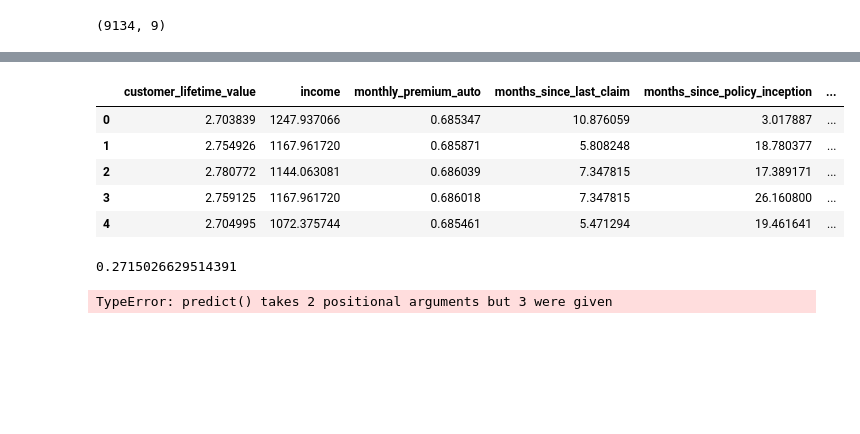
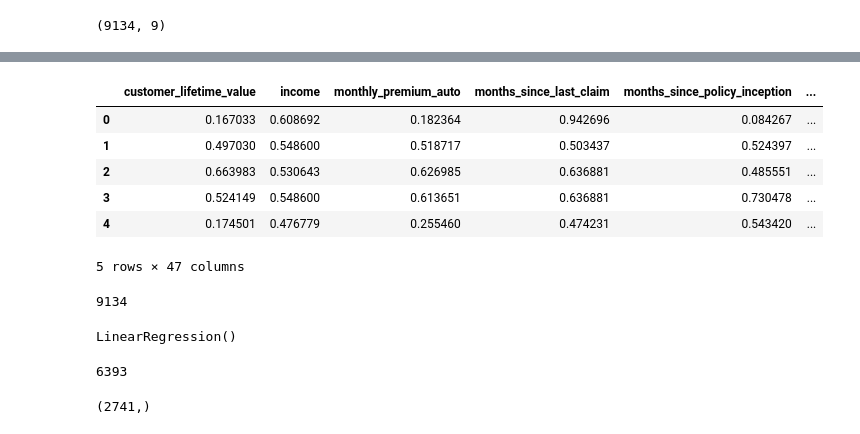
Before and after one commit to ABakos21/lab-customer-analysis-round-6, a Jupyter notebook: Lab6.ipynb, the cells around one changed output, grey strips where cells are left out. Saved outputs shown, nothing was run; the diff lists cells and outputs as text; code cells hidden in the pictures; blank space fills up the shorter version.

```diff
--- a/Lab6.ipynb
+++ b/Lab6.ipynb
@@ -330,3 +330,6 @@ x_minmax = transformer.transform(N_file)
 print(x_minmax.shape)
 # %% [output]
 (9134, 9)
+# %%
+N_file = pd.DataFrame(x_minmax,columns=N_file.columns)
+N_file.head()
@@ -332,0 +363,5 @@ print(x_minmax.shape)
+# %%
+O_file = O_file.drop(['customer', 'state'], axis=1)
+# %%
+O_file = pd.get_dummies(O_file, drop_first=True)
+O_file
@@ -332,0 +382,3 @@ print(x_minmax.shape)
+# %%
+T_file = pd.concat([N_file, O_file], axis=1)
+T_file.head()
@@ -333,26 +393,35 @@ print(x_minmax.shape)
 # %%
-y = N_file["total_claim_amount"]
-X = N_file.drop(['total_claim_amount'], axis=1)
+y = T_file["total_claim_amount"]
+X = T_file.drop(['total_claim_amount'], axis=1)
 X.head()
 # %% [output]
 |  | customer_lifetime_value | income | monthly_premium_auto | months_since_last_claim | months_since_policy_inception | ... |
-| 0 | 2.703839 | 1247.937066 | 0.685347 | 10.876059 | 3.017887 | ... |
-| 1 | 2.754926 | 1167.961720 | 0.685871 | 5.808248 | 18.780377 | ... |
-| 2 | 2.780772 | 1144.063081 | 0.686039 | 7.347815 | 17.389171 | ... |
-| 3 | 2.759125 | 1167.961720 | 0.686018 | 7.347815 | 26.160800 | ... |
-| 4 | 2.704995 | 1072.375744 | 0.685461 | 5.471294 | 19.461641 | ... |
+| 0 | 0.167033 | 0.608692 | 0.182364 | 0.942696 | 0.084267 | ... |
+| 1 | 0.497030 | 0.548600 | 0.518717 | 0.503437 | 0.524397 | ... |
+| 2 | 0.663983 | 0.530643 | 0.626985 | 0.636881 | 0.485551 | ... |
+| 3 | 0.524149 | 0.548600 | 0.613651 | 0.636881 | 0.730478 | ... |
+| 4 | 0.174501 | 0.476779 | 0.255460 | 0.474231 | 0.543420 | ... |
+5 rows × 47 columns
+# %%
+len(X)
+# %% [output]
+9134
 # %%
 X_train, X_test, y_train, y_test = train_test_split(X, y, test_size=0.3, random_state=30)
 # %%
 model= LinearRegression()
 model.fit(X_train, y_train)
-print(model.score(X_test, y_test))
 # %% [output]
-0.2715026629514391
+LinearRegression()
+# %%
+len(X_train)
+# %% [output]
+6393
 # %%
-predictions = model.predict(X_test, y_test)
+predictions = model.predict(X_test)
+predictions.shape
 # %% [output]
-TypeError: predict() takes 2 positional arguments but 3 were given
+(2741,)
 # %%
 r2 = r2_score(y_test, predictions)
 RMSE = mean_squared_error(y_test, predictions, squared=False)
```
Also changed, not shown: parts of 5 cells of this notebook.
